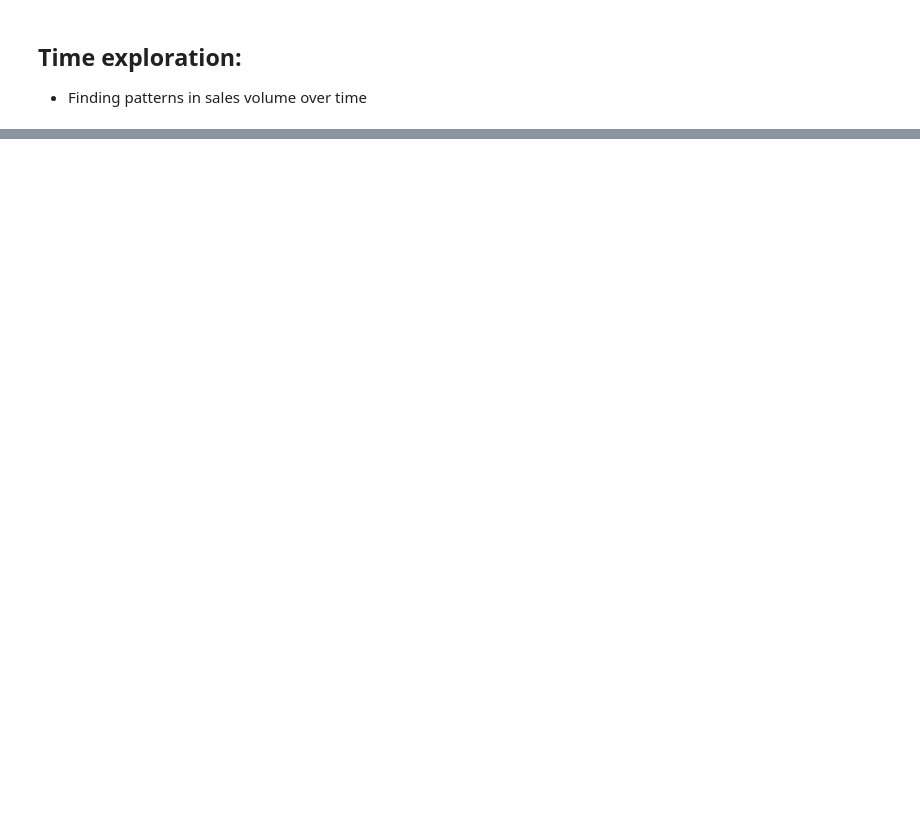
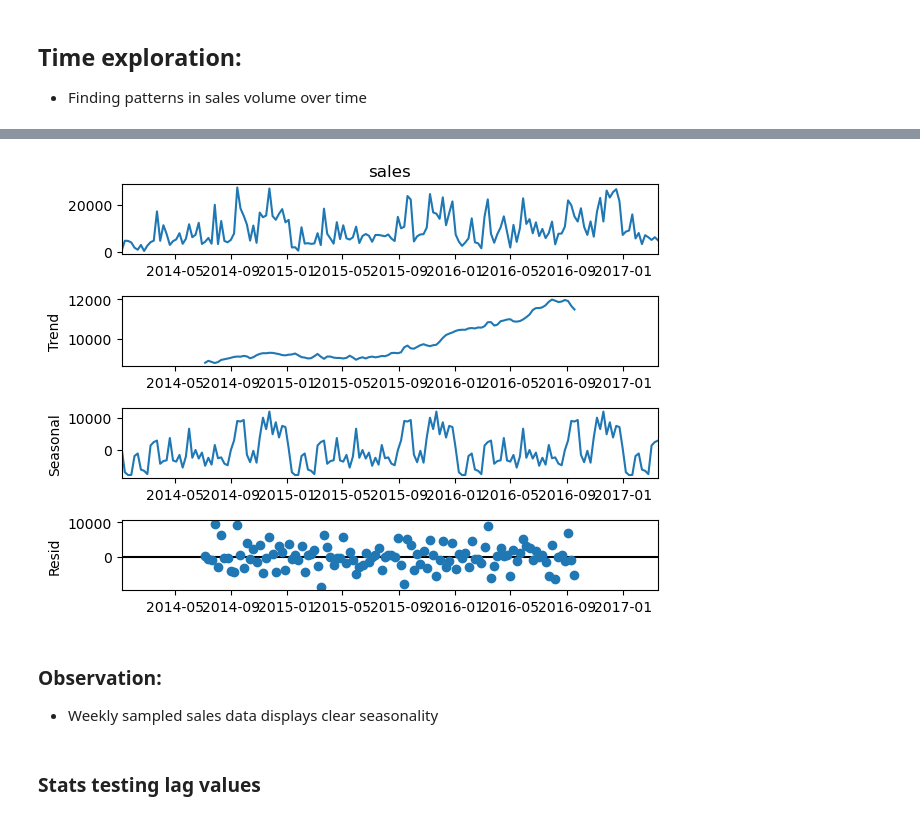
Before and after one commit to scottmattes1/superstore-project, a Jupyter notebook: final_notebook.ipynb, the cells around one changed output, grey strips where cells are left out. Drawn from its saved outputs; the diff is of its cells as text; code cells hidden in the pictures; blank space fills up the shorter version.

```diff
--- a/final_notebook.ipynb
+++ b/final_notebook.ipynb
@@ -127,0 +163,9 @@ test length: 147
+# %%
+explore.seasonal_decomposition(train)
+# %% [output]
+[figure, added]
+# %% [markdown]
+### Observation:
+- Weekly sampled sales data displays clear seasonality
+# %% [markdown]
+### Stats testing lag values
```
Also changed, not shown: parts of 39 cells of this notebook, 3 other files.
